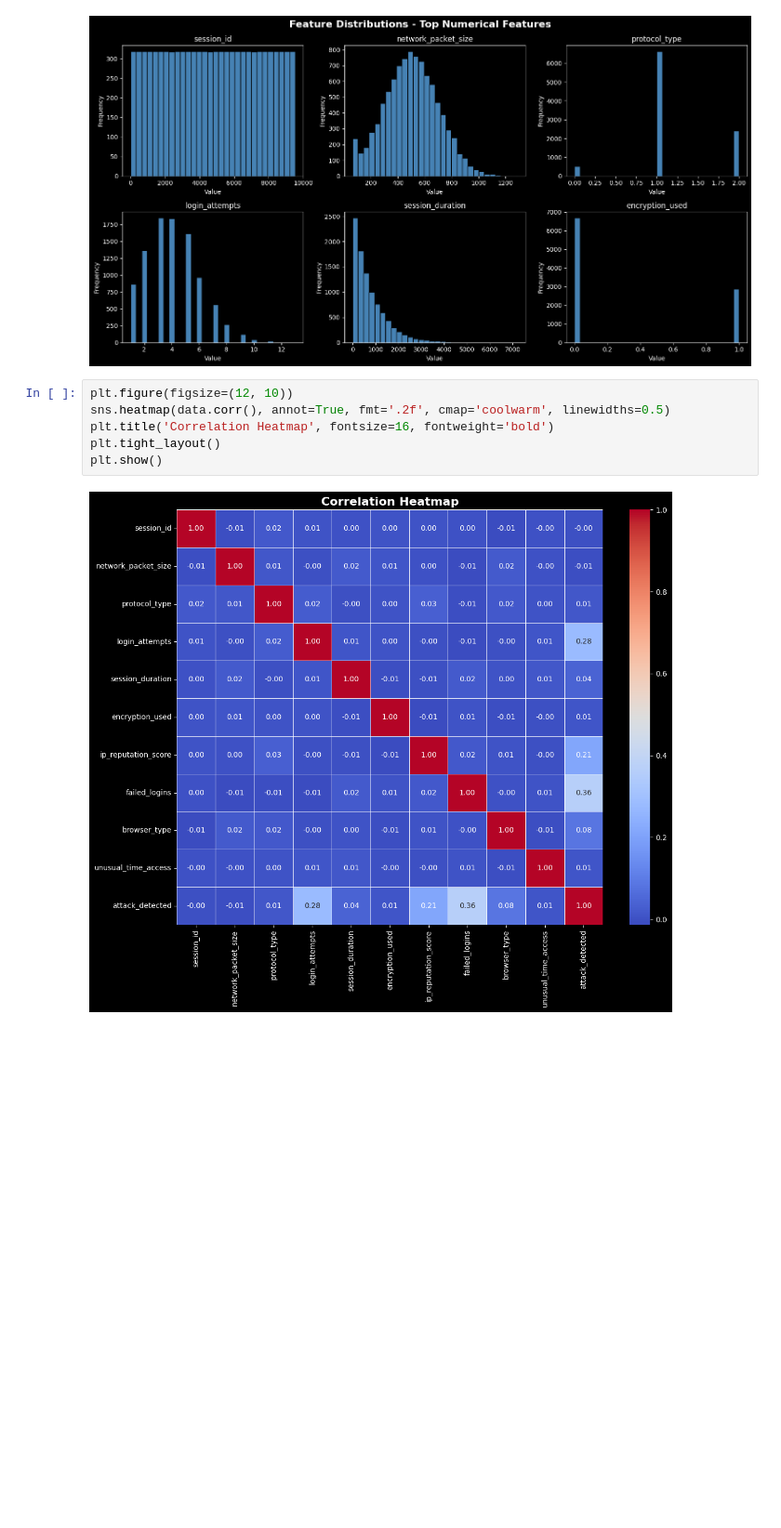
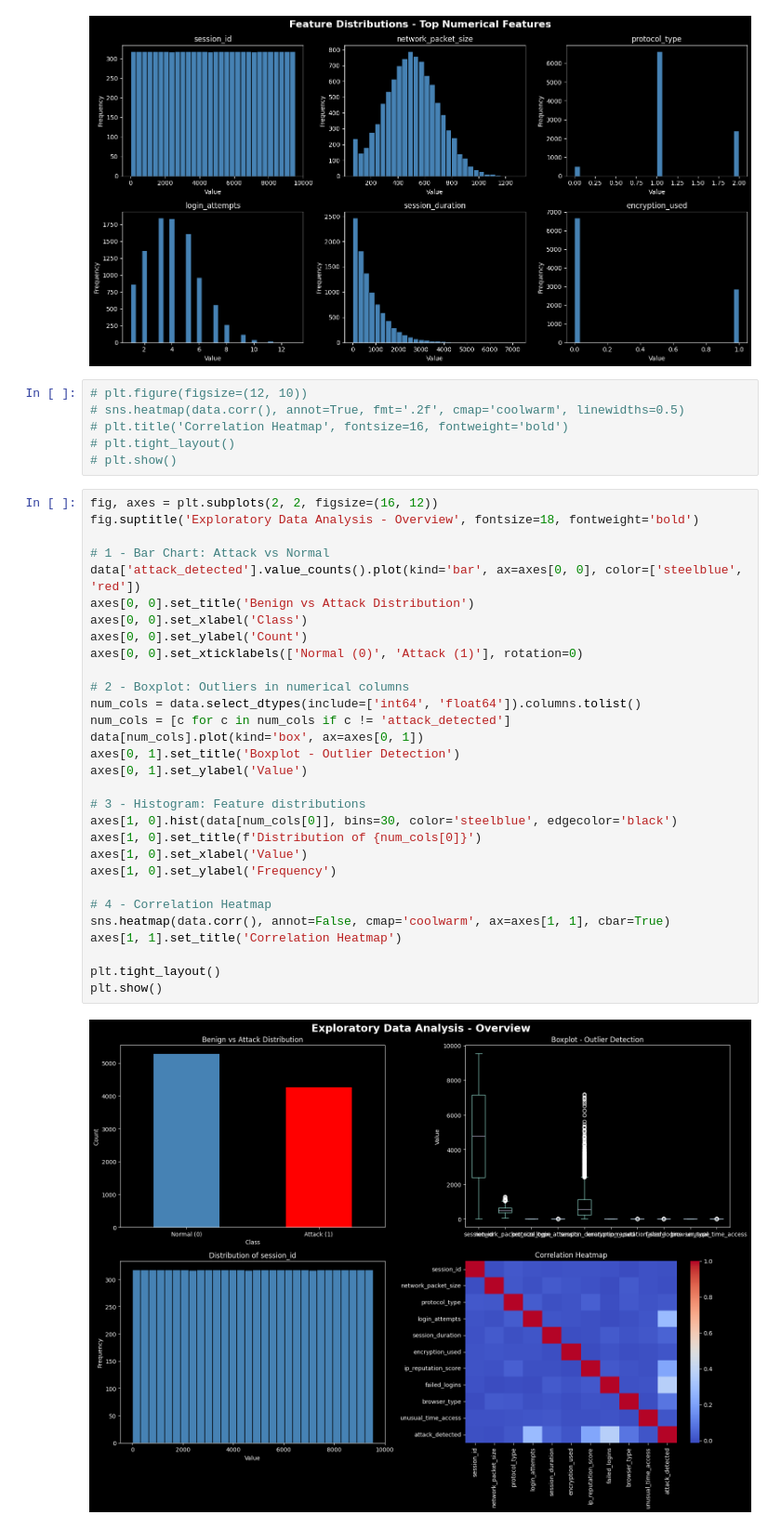
Before and after one commit to LojainAhmad25/cybersecurity-intrusion-detection, a Jupyter notebook: Cybersecurity_Intrusion_Detection.ipynb, the cells around one changed output. Shown at 93% size. Drawn from its saved outputs; the diff is of its cells as text; blank space fills up the shorter version.

```diff
--- a/Cybersecurity_Intrusion_Detection.ipynb
+++ b/Cybersecurity_Intrusion_Detection.ipynb
@@ -691,10 +688,40 @@ plt.show()
 # %% [output]
 [figure]
 # %%
-plt.figure(figsize=(12, 10))
-sns.heatmap(data.corr(), annot=True, fmt='.2f', cmap='coolwarm', linewidths=0.5)
-plt.title('Correlation Heatmap', fontsize=16, fontweight='bold')
-plt.tight_layout()
-plt.show()
+# plt.figure(figsize=(12, 10))
+# sns.heatmap(data.corr(), annot=True, fmt='.2f', cmap='coolwarm', linewidths=0.5)
+# plt.title('Correlation Heatmap', fontsize=16, fontweight='bold')
+# plt.tight_layout()
+# plt.show()
-# %% [output]
-[figure, removed]
+# %%
+fig, axes = plt.subplots(2, 2, figsize=(16, 12))
+fig.suptitle('Exploratory Data Analysis - Overview', fontsize=18, fontweight='bold')
+
+# 1 - Bar Chart: Attack vs Normal
+data['attack_detected'].value_counts().plot(kind='bar', ax=axes[0, 0], color=['steelblue', 'red'])
+axes[0, 0].set_title('Benign vs Attack Distribution')
+axes[0, 0].set_xlabel('Class')
+axes[0, 0].set_ylabel('Count')
+axes[0, 0].set_xticklabels(['Normal (0)', 'Attack (1)'], rotation=0)
+
+# 2 - Boxplot: Outliers in numerical columns
+num_cols = data.select_dtypes(include=['int64', 'float64']).columns.tolist()
+num_cols = [c for c in num_cols if c != 'attack_detected']
+data[num_cols].plot(kind='box', ax=axes[0, 1])
+axes[0, 1].set_title('Boxplot - Outlier Detection')
+axes[0, 1].set_ylabel('Value')
+
+# 3 - Histogram: Feature distributions
+axes[1, 0].hist(data[num_cols[0]], bins=30, color='steelblue', edgecolor='black')
+axes[1, 0].set_title(f'Distribution of {num_cols[0]}')
+axes[1, 0].set_xlabel('Value')
+axes[1, 0].set_ylabel('Frequency')
+
+# 4 - Correlation Heatmap
+sns.heatmap(data.corr(), annot=False, cmap='coolwarm', ax=axes[1, 1], cbar=True)
+axes[1, 1].set_title('Correlation Heatmap')
+
+plt.tight_layout()
+plt.show()
+# %% [output]
+[figure, added]
```
Also changed, not shown: parts of 6 cells of this notebook.
